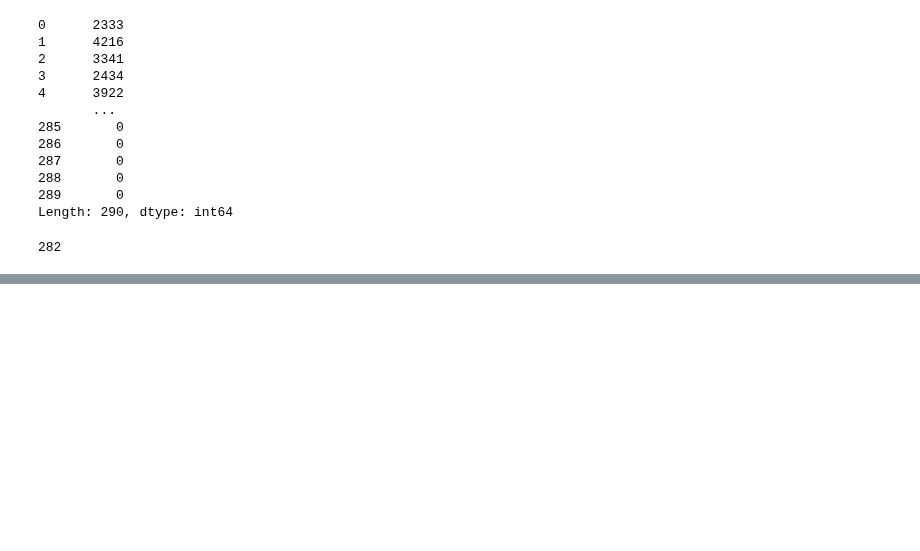
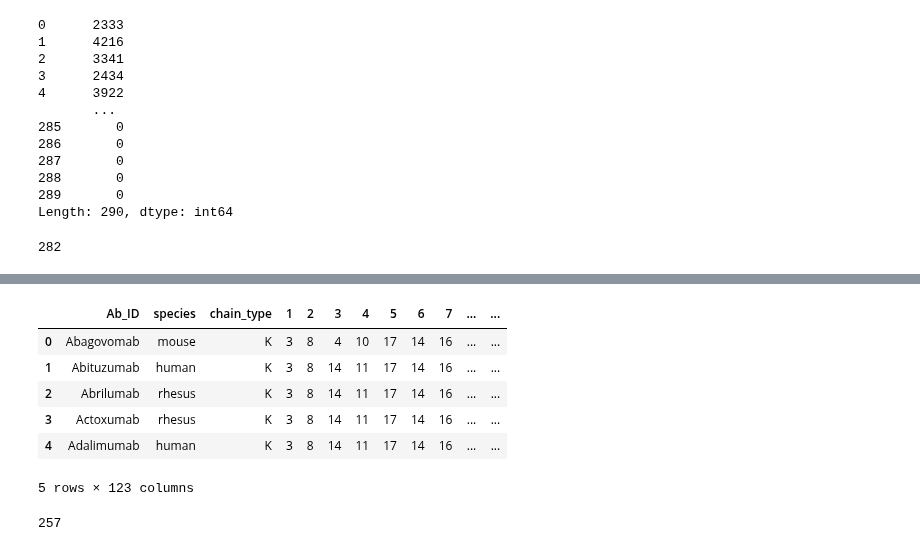
Before and after one commit to kvetab/di-pred, a Jupyter notebook: notebooks/data_processing/09-encoding-by-number.ipynb, the cells around one changed output, grey strips where cells are left out. Cells and saved outputs as stored; diff of their text form; code cells hidden in the pictures; blank space fills up the shorter version.

```diff
--- a/notebooks/data_processing/09-encoding-by-number.ipynb
+++ b/notebooks/data_processing/09-encoding-by-number.ipynb
@@ -336,0 +403,13 @@ encoded_tap.to_csv(path.join(DATA_DIR, "tap/integer_encoding/tap_integer_encoded
+# %%
+pos_columns = light_df.columns[3:]
+for col in pos_columns:
+    light_df[col] = light_df[col].apply(lambda x: ENCODING[x])
+light_df.head()
+# %% [output]
+|  | Ab_ID | species | chain_type | 1 | 2 | 3 | 4 | 5 | 6 | 7 | ... | ... |
+| 0 | Abagovomab | mouse | K | 3 | 8 | 4 | 10 | 17 | 14 | 16 | ... | ... |
+| 1 | Abituzumab | human | K | 3 | 8 | 14 | 11 | 17 | 14 | 16 | ... | ... |
+| 2 | Abrilumab | rhesus | K | 3 | 8 | 14 | 11 | 17 | 14 | 16 | ... | ... |
+| 3 | Actoxumab | rhesus | K | 3 | 8 | 14 | 11 | 17 | 14 | 16 | ... | ... |
+| 4 | Adalimumab | human | K | 3 | 8 | 14 | 11 | 17 | 14 | 16 | ... | ... |
+5 rows × 123 columns
@@ -336,0 +420,4 @@ encoded_tap.to_csv(path.join(DATA_DIR, "tap/integer_encoding/tap_integer_encoded
+# %%
+len(encoded_df.columns)
+# %% [output]
+257
```
Also changed, not shown: parts of 12 cells of this notebook, 2 other files.
